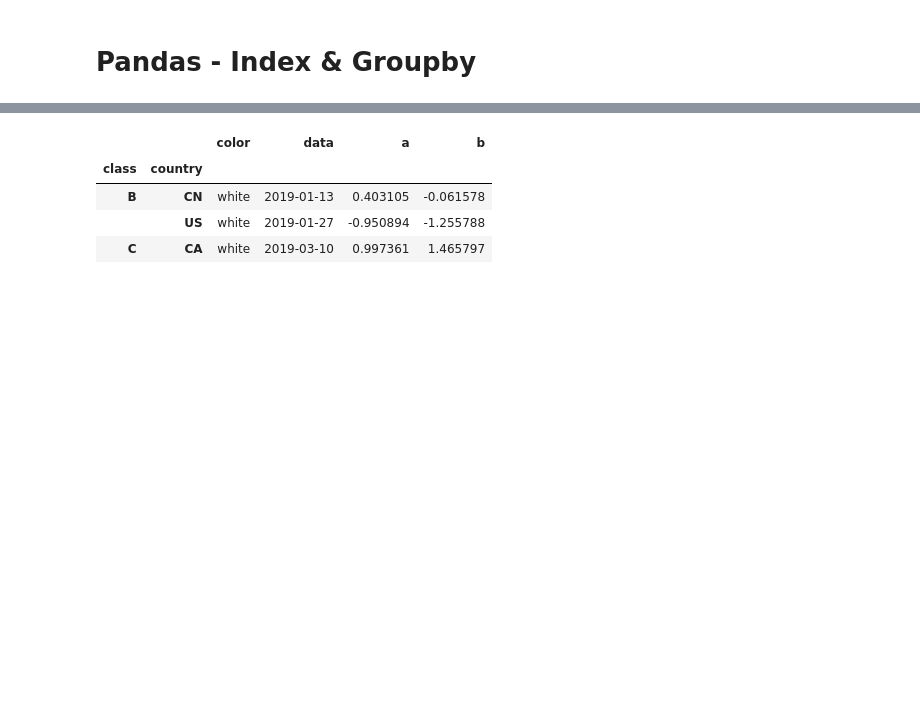
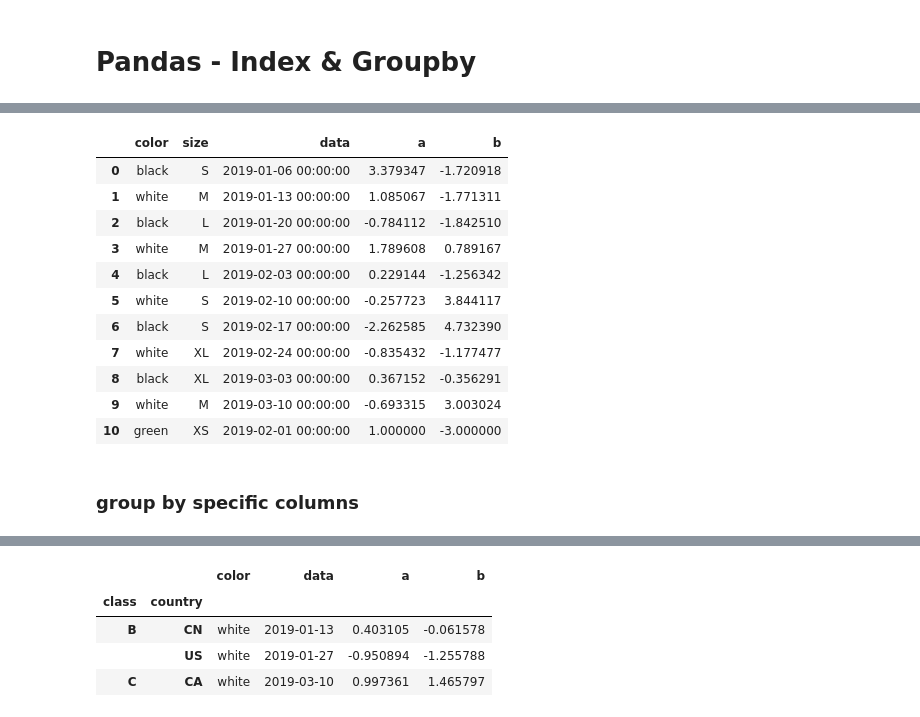
Before and after one commit to Jay4869/Data-Science, a Jupyter notebook: Python/Pandas - Index & Groupby.ipynb, the cells around one changed output, grey strips where cells are left out. Saved outputs shown, nothing was run; the diff lists cells and outputs as text; code cells hidden in the pictures; blank space fills up the shorter version.

```diff
--- a/Python/Pandas - Index & Groupby.ipynb
+++ b/Python/Pandas - Index & Groupby.ipynb
@@ -33,3 +47,23 @@ df
+# %%
+# more efficent
+dic = dict({'color': ['green'], 'size': ['XS'], 'data': ['2019-02-01 00:00:00'], 'a': [1], 'b': [-3]})
+
+pd.concat([df2, pd.DataFrame(dic)], ignore_index=True)
+# %% [output]
+|  | color | size | data | a | b |
+| 0 | black | S | 2019-01-06 00:00:00 | 3.379347 | -1.720918 |
+| 1 | white | M | 2019-01-13 00:00:00 | 1.085067 | -1.771311 |
+| 2 | black | L | 2019-01-20 00:00:00 | -0.784112 | -1.842510 |
+| 3 | white | M | 2019-01-27 00:00:00 | 1.789608 | 0.789167 |
+| 4 | black | L | 2019-02-03 00:00:00 | 0.229144 | -1.256342 |
+| 5 | white | S | 2019-02-10 00:00:00 | -0.257723 | 3.844117 |
+| 6 | black | S | 2019-02-17 00:00:00 | -2.262585 | 4.732390 |
+| 7 | white | XL | 2019-02-24 00:00:00 | -0.835432 | -1.177477 |
+| 8 | black | XL | 2019-03-03 00:00:00 | 0.367152 | -0.356291 |
+| 9 | white | M | 2019-03-10 00:00:00 | -0.693315 | 3.003024 |
+| 10 | green | XS | 2019-02-01 00:00:00 | 1.000000 | -3.000000 |
+# %% [markdown]
+### group by specific columns
 # %%
 size_lvl = df.groupby('size')
 
```
Also changed, not shown: parts of 13 cells of this notebook.
